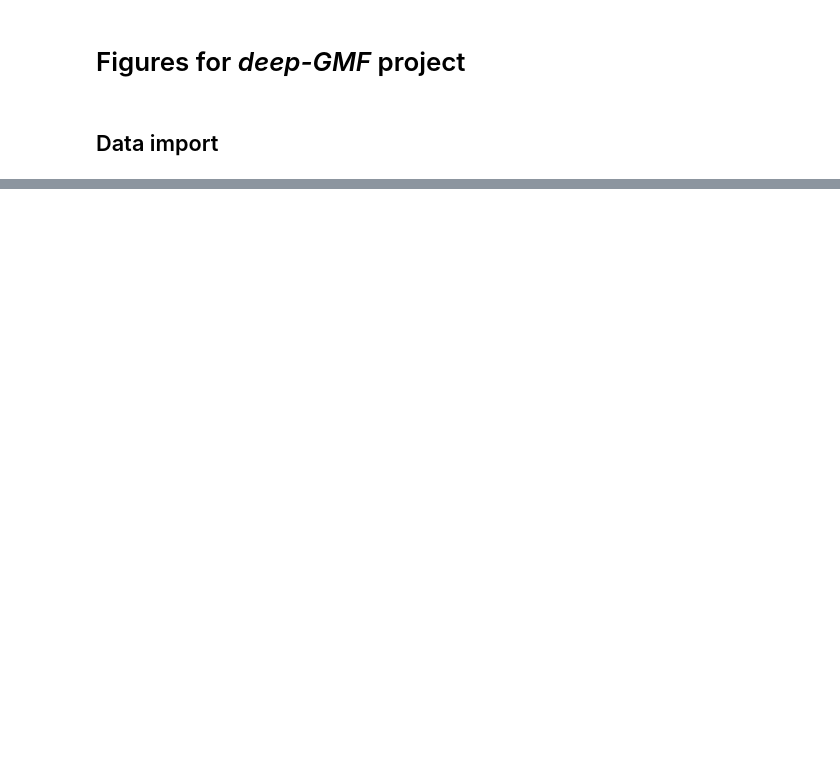
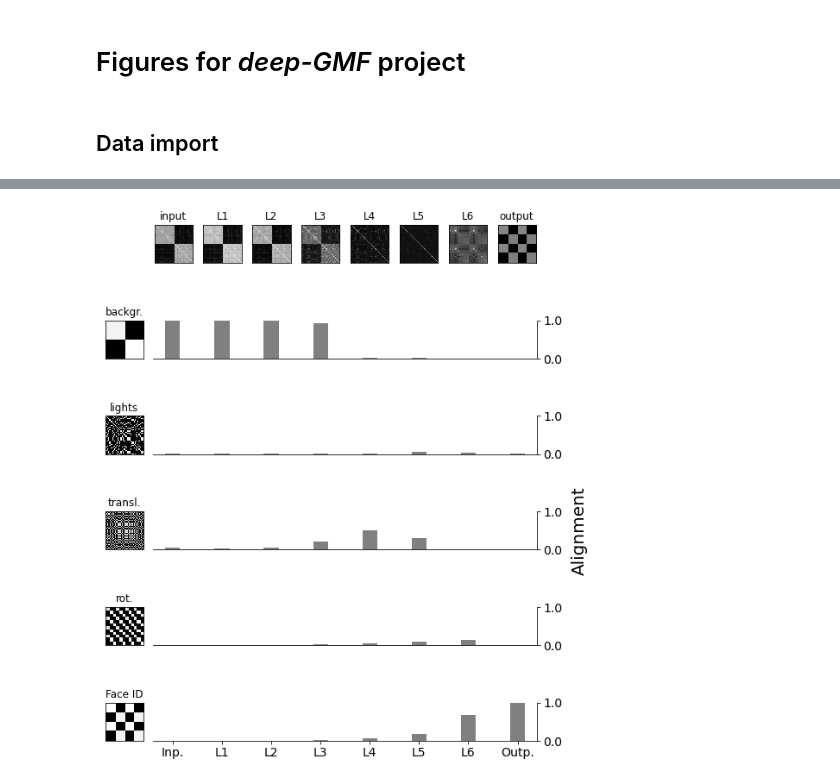
Before and after one commit to lukassnoek/deep-gmf, a Jupyter notebook: scripts/figures.ipynb, the cells around one changed output, grey strips where cells are left out. Saved outputs shown, nothing was run; the diff lists cells and outputs as text; code cells hidden in the pictures; blank space fills up the shorter version.

Commit message:
Changes to stim gen and analyze model

```diff
--- a/scripts/figures.ipynb
+++ b/scripts/figures.ipynb
@@ -72,0 +31,68 @@ ax.set_xlim(-.05, df['op_nr'].max() + 1)
+# %%
+facs = ['bg', 'l', 'xt', 'xr', 'id']
+this_df = df.query("factor in @facs")
+ops = ['input', 'conv', 'globalpool', 'logits']
+this_df = this_df.query("operation in @ops")
+rdm_n = np.load(f'../results/{model}_dataset-{dataset}_target-id_rdm-neural.npz')
+rdm_f = np.load(f'../results/{model}_dataset-{dataset}_target-id_rdm-feature.npz')
+# %%
+n_layers = this_df['layername'].nunique()
+n_factors = this_df['factor'].nunique()
+
+fig = plt.figure(constrained_layout=False, figsize=(n_layers + 1, n_factors + 6))
+gs = fig.add_gridspec(nrows=n_factors + 1, ncols=n_layers + 1)
+ax = fig.add_subplot(gs[0, 0])
+ax.axis('off')
+
+for i, lay in enumerate(this_df['layername'].unique()):
+    ax = fig.add_subplot(gs[0, i+1])
+    rdm = rdm_n[lay]
+    ax.imshow(rdm, cmap='gray', interpolation='none')
+    ax.set_xticks([])
+    ax.set_yticks([])
+
+    if 'input' in lay:
+        name = 'input'
+    elif 'id' in lay:
+        name = 'output'
+    else:
+        name = f'L{i}'
+        #name = f"{lay.split('_')[-1]} ({lay.split('_')[0].split('-')[1]})"
+
+    ax.set_title(name)
+
+for i, f in enumerate(facs):
+    ax = fig.add_subplot(gs[i+1, 0])
+    rdm = rdm_f[f]
+    ax.imshow(rdm, cmap='gray', interpolation='none')
+    ax.set_title({'bg': 'backgr.', 'xt': 'transl.', 'xr': 'rot.', 'l': 'lights', 'id': 'Face ID'}[f])
+    ax.set_xticks([])
+    ax.set_yticks([])
+
+    ax = fig.add_subplot(gs[i+1, 1:])
+    vals = this_df.query("factor == @f")
+    ax.bar(range(vals['corr'].size), vals['corr'], width=0.3, color='gray')
+    ax.set_ylim(0, 1.)
+    ax.set_xlim(-0.4, 7.4)
+    if i == 2:
+        ax.set_ylabel('Alignment', fontsize=20, labelpad=10)
+
+    ax.yaxis.set_label_position("right")
+    ax.yaxis.tick_right()
+    ax.spines['left'].set_visible(False)
+    ax.spines['top'].set_visible(False)
+
+    if i != len(facs) - 1:
+        ax.set_xticks([])#labels([])
+    else:
+        ax.set_xticks(range(8))
+        ax.set_xticklabels(['Inp.', 'L1', 'L2', 'L3', 'L4', 'L5', 'L6', 'Outp.'], fontsize=14)
+        #ax.set_xlabel('Layer', fontsize=20)
+
+    ax.set_yticks([0., 1.])
+    ax.set_yticklabels([0., 1.], fontsize=14)
+
+fig.subplots_adjust(hspace=1.5)
+fig.savefig(f'test.png', dpi=300, bbox_inches='tight')
+# %% [output]
+[figure, added]
```
Also changed, not shown: parts of 5 cells of this notebook, 11 other files.
